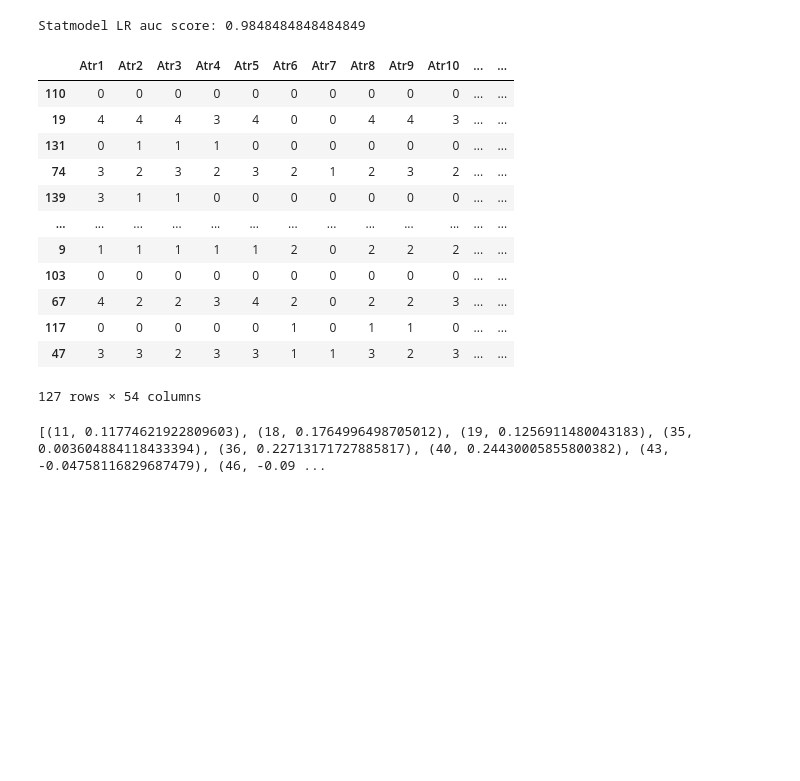
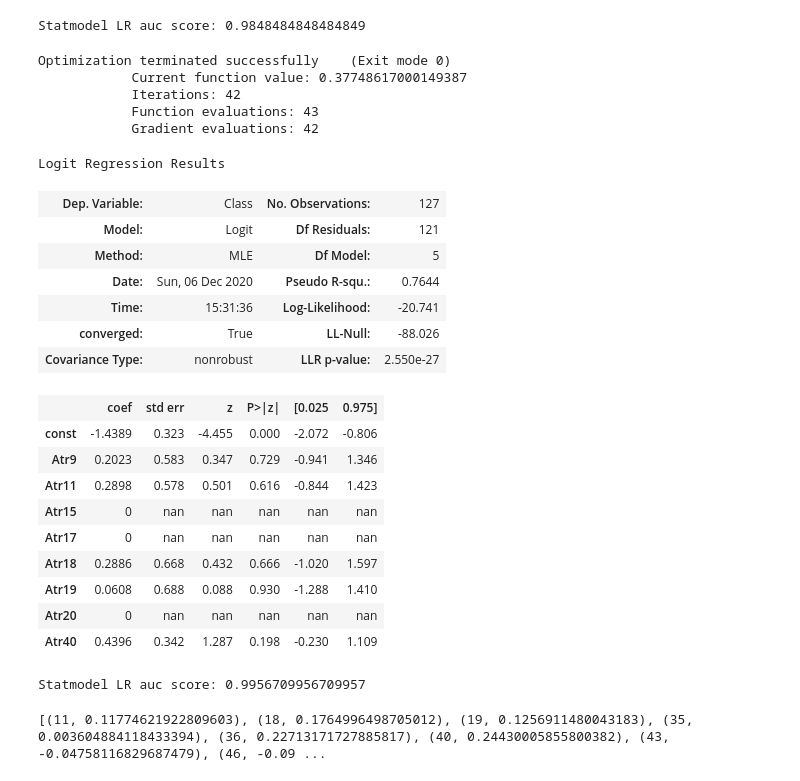
Before and after one commit to soniakhilesh/divorceanalytics, a Jupyter notebook: predict.ipynb, the cells around one changed output. Saved outputs shown, nothing was run; the diff lists cells and outputs as text; code cells hidden in the pictures; blank space fills up the shorter version.

Commit message:
STatmodel l1-not sure

```diff
--- a/predict.ipynb
+++ b/predict.ipynb
@@ -126,23 +126,47 @@ roc_auc= roc_auc_score(y_test, y_predict)
 print("Statmodel LR auc score:", roc_auc)
 # %% [output]
 Statmodel LR auc score: 0.9848484848484849
-# %%
-# use only significant 4 features
-X_train_trim = X_train[:,[43,48]]
-# %% [output]
-|  | Atr1 | Atr2 | Atr3 | Atr4 | Atr5 | Atr6 | Atr7 | Atr8 | Atr9 | Atr10 | ... | ... |
-| 110 | 0 | 0 | 0 | 0 | 0 | 0 | 0 | 0 | 0 | 0 | ... | ... |
-| 19 | 4 | 4 | 4 | 3 | 4 | 0 | 0 | 4 | 4 | 3 | ... | ... |
-| 131 | 0 | 1 | 1 | 1 | 0 | 0 | 0 | 0 | 0 | 0 | ... | ... |
-| 74 | 3 | 2 | 3 | 2 | 3 | 2 | 1 | 2 | 3 | 2 | ... | ... |
-| 139 | 3 | 1 | 1 | 0 | 0 | 0 | 0 | 0 | 0 | 0 | ... | ... |
-| ... | ... | ... | ... | ... | ... | ... | ... | ... | ... | ... | ... | ... |
-| 9 | 1 | 1 | 1 | 1 | 1 | 2 | 0 | 2 | 2 | 2 | ... | ... |
-| 103 | 0 | 0 | 0 | 0 | 0 | 0 | 0 | 0 | 0 | 0 | ... | ... |
-| 67 | 4 | 2 | 2 | 3 | 4 | 2 | 0 | 2 | 2 | 3 | ... | ... |
-| 117 | 0 | 0 | 0 | 0 | 0 | 1 | 0 | 1 | 1 | 0 | ... | ... |
-| 47 | 3 | 3 | 2 | 3 | 3 | 1 | 1 | 3 | 2 | 3 | ... | ... |
-127 rows × 54 columns
+# %%
+# use top 8 features
+# Atr9, 11,15,17,18,19,20,40: 8,10,14,16,17,18,19,39
+X_train_trimmed = X_train.iloc[:,[8,10,14,16,17,18,19,39]]
+X_test_trimmed = X_test.iloc[:,[8,10,14,16,17,18,19,39]]
+
+model = sm.Logit(y_train, sm.add_constant(X_train_trimmed)) #Define the model; sm.add_constant(X) adds an intercept term to the model
+# result = model.fit(maxiter=100,method='ncg') #Fit the model
+result = model.fit_regularized(maxiter=100,method='l1',alpha=10) #Fit the model
+result.summary() #Print summary
+# %% [output]
+Optimization terminated successfully    (Exit mode 0)
+            Current function value: 0.37748617000149387
+            Iterations: 42
+            Function evaluations: 43
+            Gradient evaluations: 42
+Logit Regression Results
+| Dep. Variable: | Class | No. Observations: | 127 |
+| Model: | Logit | Df Residuals: | 121 |
+| Method: | MLE | Df Model: | 5 |
+| Date: | Sun, 06 Dec 2020 | Pseudo R-squ.: | 0.7644 |
+| Time: | 15:31:36 | Log-Likelihood: | -20.741 |
+| converged: | True | LL-Null: | -88.026 |
+| Covariance Type: | nonrobust | LLR p-value: | 2.550e-27 |
+|  | coef | std err | z | P>|z| | [0.025 | 0.975] |
+| const | -1.4389 | 0.323 | -4.455 | 0.000 | -2.072 | -0.806 |
+| Atr9 | 0.2023 | 0.583 | 0.347 | 0.729 | -0.941 | 1.346 |
+| Atr11 | 0.2898 | 0.578 | 0.501 | 0.616 | -0.844 | 1.423 |
+| Atr15 | 0 | nan | nan | nan | nan | nan |
+| Atr17 | 0 | nan | nan | nan | nan | nan |
+| Atr18 | 0.2886 | 0.668 | 0.432 | 0.666 | -1.020 | 1.597 |
+| Atr19 | 0.0608 | 0.688 | 0.088 | 0.930 | -1.288 | 1.410 |
+| Atr20 | 0 | nan | nan | nan | nan | nan |
+| Atr40 | 0.4396 | 0.342 | 1.287 | 0.198 | -0.230 | 1.109 |
+# %%
+y_predict = model.predict(result.params,sm.add_constant(X_test_trimmed))
+# calculate accuracy scores
+roc_auc= roc_auc_score(y_test, y_predict)
+print("Statmodel LR auc score:", roc_auc)
+# %% [output]
+Statmodel LR auc score: 0.9956709956709957
 # %%
 # zach LR Define L1 model
 l1_model = LogisticRegressionCV(Cs=10, cv=10, penalty='l1', scoring='roc_auc',
```
Also changed, not shown: parts of 1 cell of this notebook.
